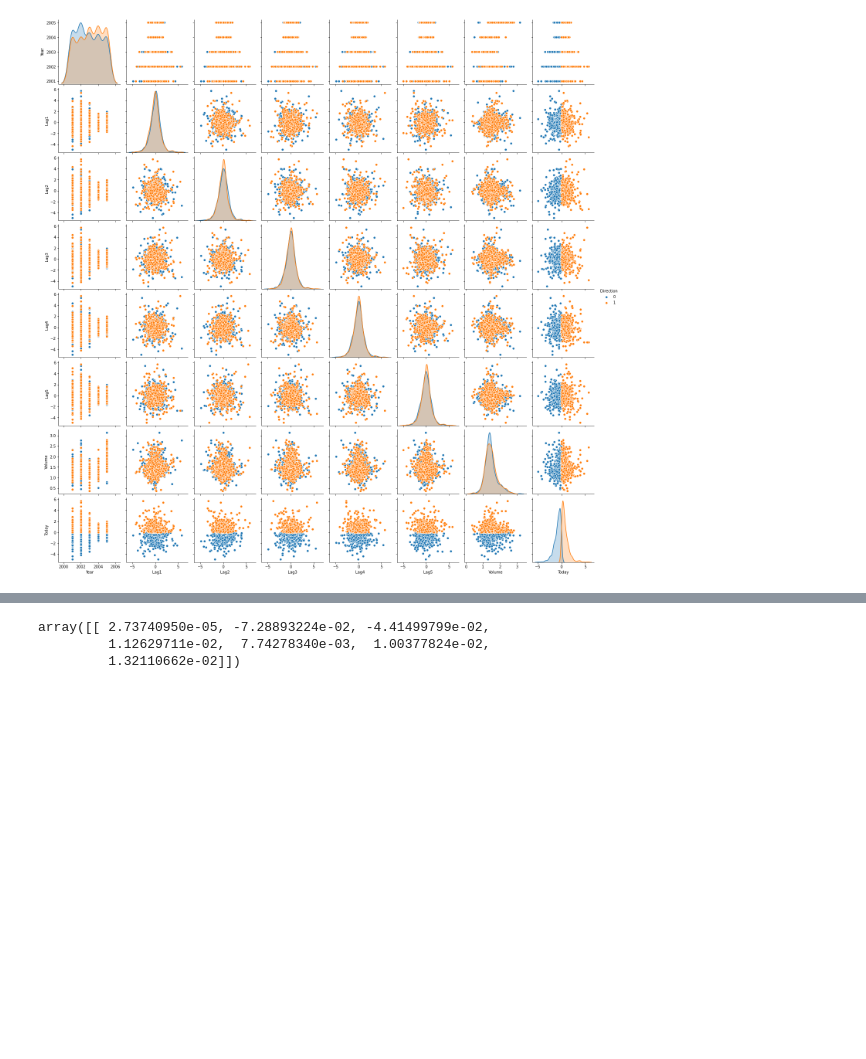
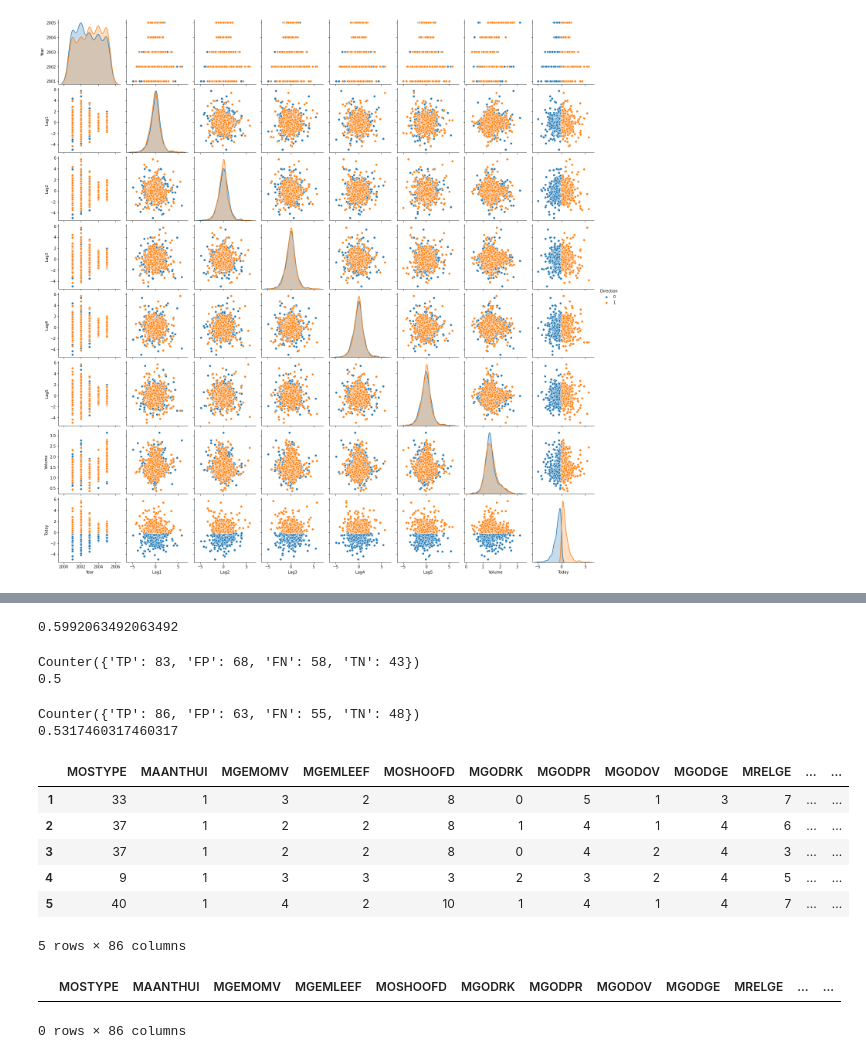
Before and after one commit to vivialprt/ISLR, a Jupyter notebook: Chapter4/Lab.ipynb, the cells around one changed output, grey strips where cells are left out. Saved outputs shown, nothing was run; the diff lists cells and outputs as text; code cells hidden in the pictures; blank space fills up the shorter version.

```diff
--- a/Chapter4/Lab.ipynb
+++ b/Chapter4/Lab.ipynb
@@ -96 +246,5 @@ data_test = data.loc[data.Year == 2005]
+# %%
+1 - get_error_rate(col_mx)
+# %% [output]
+0.5992063492063492
 # %%
@@ -98,7 +252,35 @@ from sklearn.linear_model import LogisticRegression
-# %%
-model_sk = LogisticRegression().fit(data.drop(['Direction', 'Today'], axis=1), data.Direction)
-model_sk.coef_
-# %% [output]
-array([[ 2.73740950e-05, -7.28893224e-02, -4.41499799e-02,
-         1.12629711e-02,  7.74278340e-03,  1.00377824e-02,
-         1.32110662e-02]])
+# %%
+np.random.seed(1)
+model = KNeighborsClassifier(n_neighbors=1).fit(data_train.loc[:, ['Lag1', 'Lag2']], data_train.Direction)
+col_mx = get_col_mx(model, data_test.loc[:, ['Lag1', 'Lag2']], data_test.Direction)
+print(col_mx)
+print(1 - get_error_rate(col_mx))
+# %% [output]
+Counter({'TP': 83, 'FP': 68, 'FN': 58, 'TN': 43})
+0.5
+# %%
+np.random.seed(1)
+model2 = KNeighborsClassifier(n_neighbors=3).fit(data_train.loc[:, ['Lag1', 'Lag2']], data_train.Direction)
+col_mx2 = get_col_mx(model2, data_test.loc[:, ['Lag1', 'Lag2']], data_test.Direction)
+print(col_mx2)
+print(1 - get_error_rate(col_mx2))
+# %% [output]
+Counter({'TP': 86, 'FP': 63, 'FN': 55, 'TN': 48})
+0.5317460317460317
+# %%
+dataset_file = '../datasets/Caravan.csv'
+data = pd.read_csv(dataset_file, index_col=0)
+data.head()
+# %% [output]
+|  | MOSTYPE | MAANTHUI | MGEMOMV | MGEMLEEF | MOSHOOFD | MGODRK | MGODPR | MGODOV | MGODGE | MRELGE | ... | ... |
+| 1 | 33 | 1 | 3 | 2 | 8 | 0 | 5 | 1 | 3 | 7 | ... | ... |
+| 2 | 37 | 1 | 2 | 2 | 8 | 1 | 4 | 1 | 4 | 6 | ... | ... |
+| 3 | 37 | 1 | 2 | 2 | 8 | 0 | 4 | 2 | 4 | 3 | ... | ... |
+| 4 | 9 | 1 | 3 | 3 | 3 | 2 | 3 | 2 | 4 | 5 | ... | ... |
+| 5 | 40 | 1 | 4 | 2 | 10 | 1 | 4 | 1 | 4 | 7 | ... | ... |
+5 rows × 86 columns
+# %%
+data.loc[data.isna().any(axis=1)]
+# %% [output]
+|  | MOSTYPE | MAANTHUI | MGEMOMV | MGEMLEEF | MOSHOOFD | MGODRK | MGODPR | MGODOV | MGODGE | MRELGE | ... | ... |
+0 rows × 86 columns
```
Also changed, not shown: parts of 37 cells of this notebook, 1 other file.
